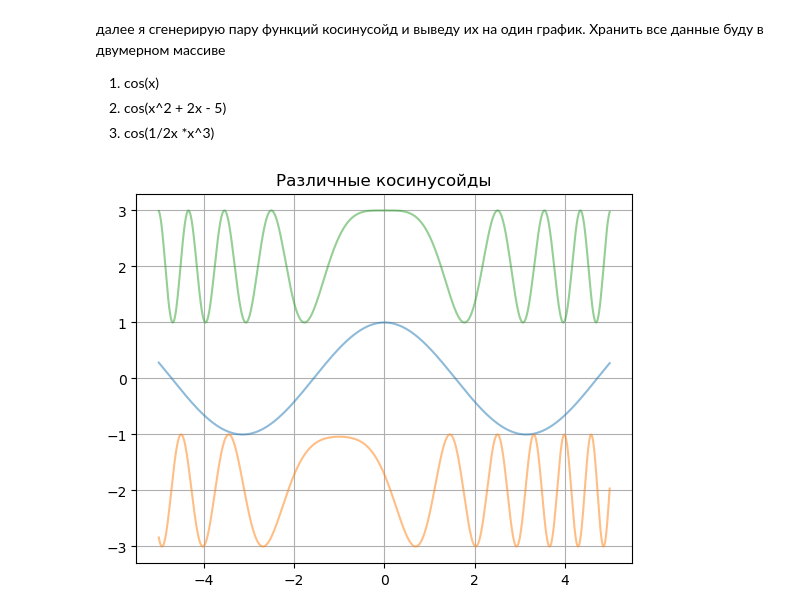
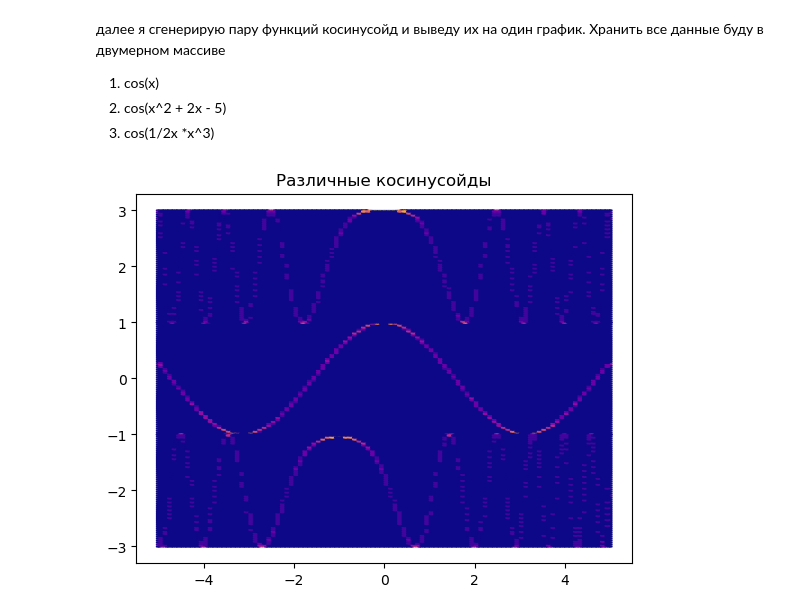
Before and after one commit to KorolevIvanMi/ML, a Jupyter notebook: learning/practic_numpy.ipynb, the cells around one changed output. Drawn from its saved outputs; the diff is of its cells as text; code cells hidden in the pictures.

```diff
--- a/learning/practic_numpy.ipynb
+++ b/learning/practic_numpy.ipynb
@@ -14,11 +14,11 @@ array_y[0] = np.cos( array_x)
 array_y[1] = np.cos(array_x**2 + 2*array_x -5) -2
 array_y[2] = np.cos((1/array_x) * array_x**3) + 2
 # %%
-plt.plot(array_x, array_y[0], alpha = 0.5)
-plt.plot(array_x, array_y[1], alpha = 0.5)
-plt.plot(array_x, array_y[2], alpha = 0.5)
+plt.hexbin(array_x, array_y[0], cmap= "plasma", gridsize=100, alpha = 1)
+plt.hexbin(array_x, array_y[1],  cmap= "plasma", gridsize=100, alpha = 1)
+plt.hexbin(array_x, array_y[2],  cmap= "plasma", gridsize=100, alpha = 1)
 plt.title("Различные косинусойды")
-plt.grid(True)
+# plt.grid(True)
 plt.show()
 # %% [output]
-[figure, old version]
+[figure, new version]
```
Also changed, not shown: 2 other files.
